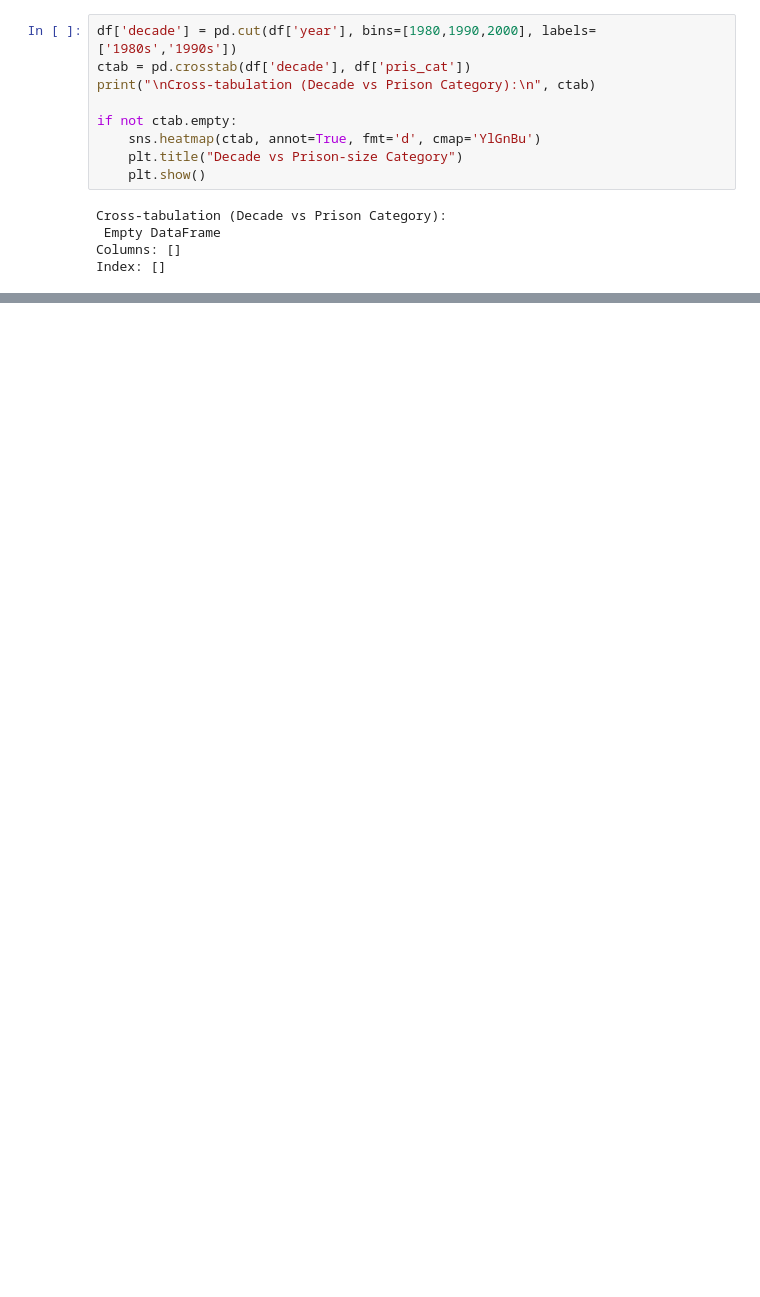
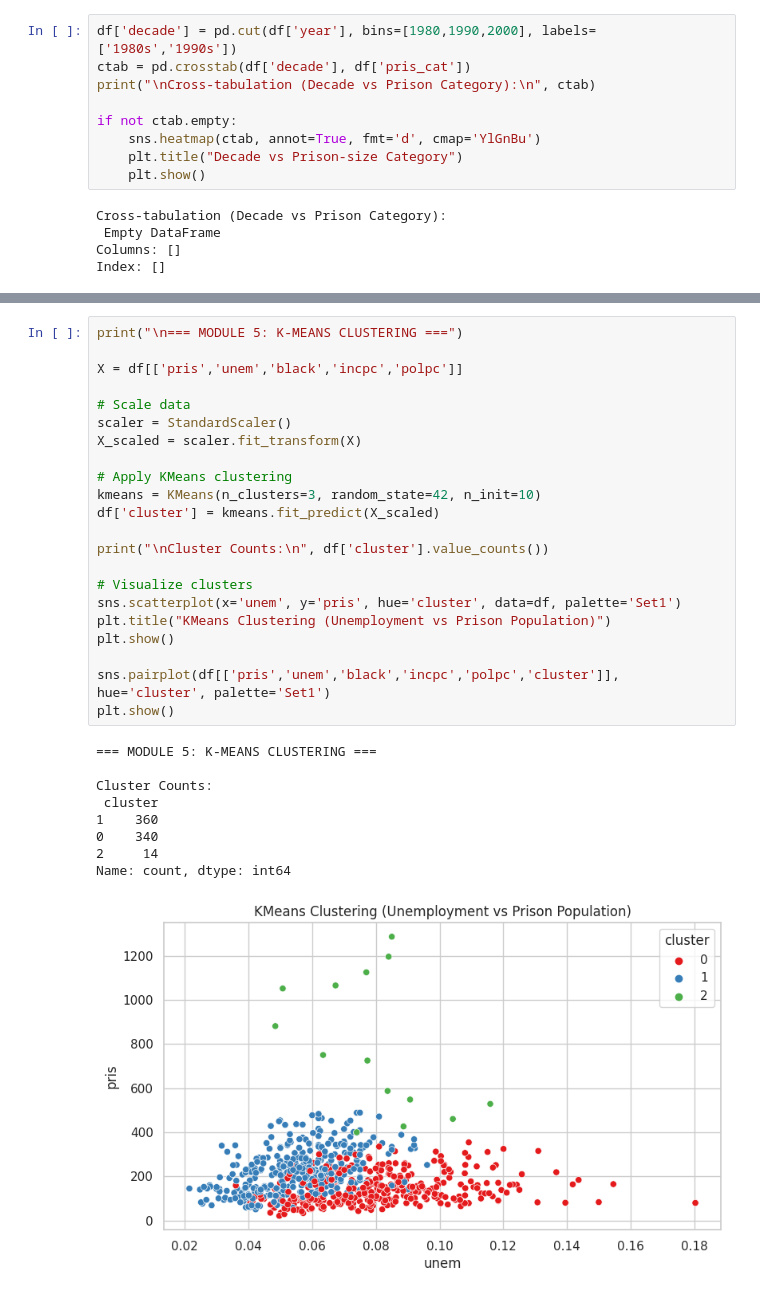
Before and after one commit to sivalinga438/EDA_project, a Jupyter notebook: 22BDS0339.ipynb, the cells around one changed output, grey strips where cells are left out. Saved outputs shown, nothing was run; the diff lists cells and outputs as text; blank space fills up the shorter version.

```diff
--- a/22BDS0339.ipynb
+++ b/22BDS0339.ipynb
@@ -396,0 +388,32 @@ Successfully installed seaborn-0.12.2
+# %%
+print("\n=== MODULE 5: K-MEANS CLUSTERING ===")
+
+X = df[['pris','unem','black','incpc','polpc']]
+
+# Scale data
+scaler = StandardScaler()
+X_scaled = scaler.fit_transform(X)
+
+# Apply KMeans clustering
+kmeans = KMeans(n_clusters=3, random_state=42, n_init=10)
+df['cluster'] = kmeans.fit_predict(X_scaled)
+
+print("\nCluster Counts:\n", df['cluster'].value_counts())
+
+# Visualize clusters
+sns.scatterplot(x='unem', y='pris', hue='cluster', data=df, palette='Set1')
+plt.title("KMeans Clustering (Unemployment vs Prison Population)")
+plt.show()
+
+sns.pairplot(df[['pris','unem','black','incpc','polpc','cluster']], hue='cluster', palette='Set1')
+plt.show()
+# %% [output]
+=== MODULE 5: K-MEANS CLUSTERING ===
+
+Cluster Counts:
+ cluster
+1    360
+0    340
+2     14
+Name: count, dtype: int64
+[figure, added]
```
Also changed, not shown: parts of 6 cells of this notebook.
